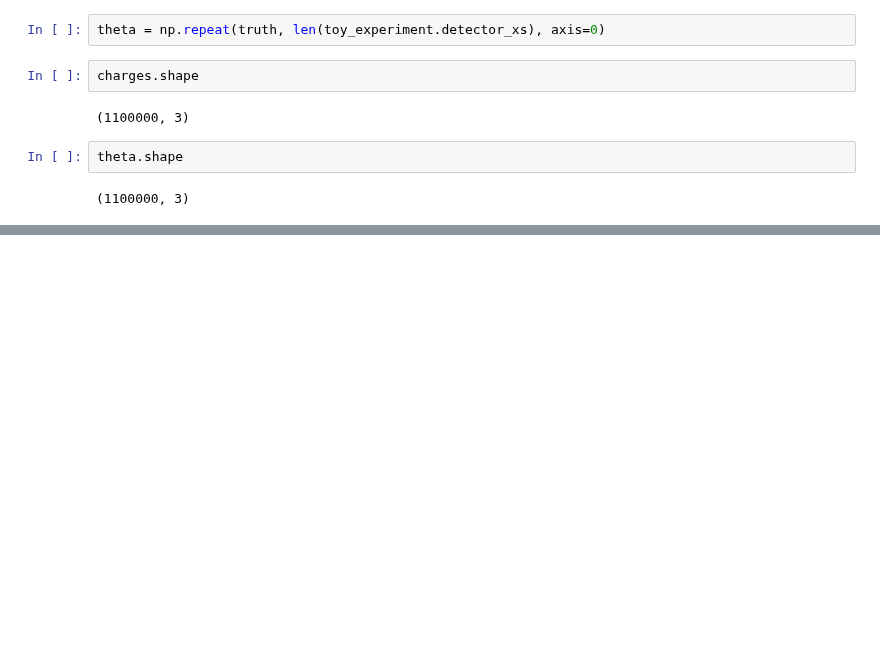
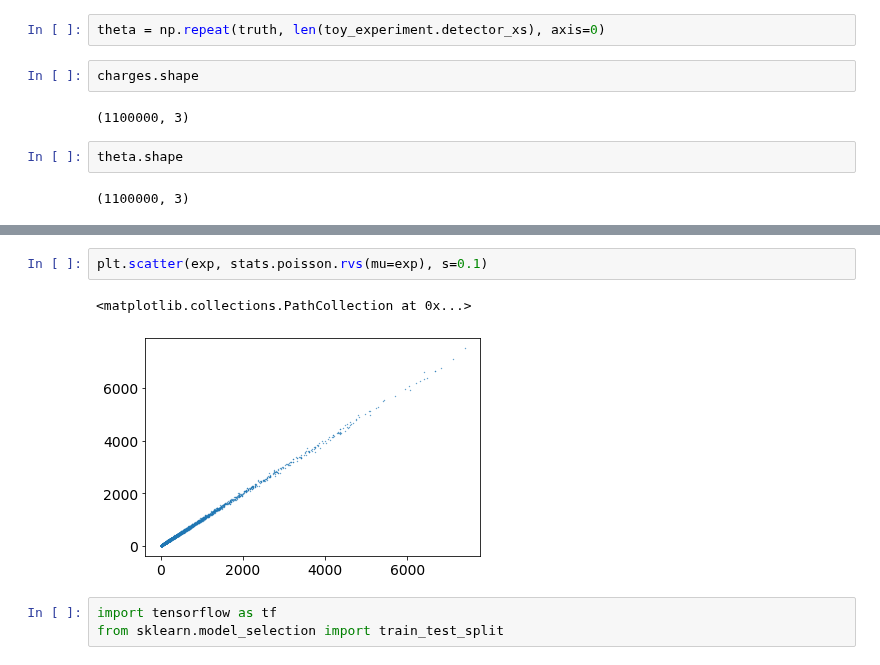
Before and after one commit to philippeller/freeDOM, a Jupyter notebook: notebooks/peller/EML_decomposition.ipynb, the cells around one changed output, grey strips where cells are left out. Cells and saved outputs as stored; diff of their text form; blank space fills up the shorter version.

```diff
--- a/notebooks/peller/EML_decomposition.ipynb
+++ b/notebooks/peller/EML_decomposition.ipynb
@@ -411,0 +430,8 @@ np.save("charges_test_truths.npy", theta)
+# %%
+plt.scatter(exp, stats.poisson.rvs(mu=exp), s=0.1)
+# %% [output]
+<matplotlib.collections.PathCollection at 0x...>
+[figure, added]
+# %%
+import tensorflow as tf
+from sklearn.model_selection import train_test_split
```
Also changed, not shown: parts of 35 cells of this notebook.
